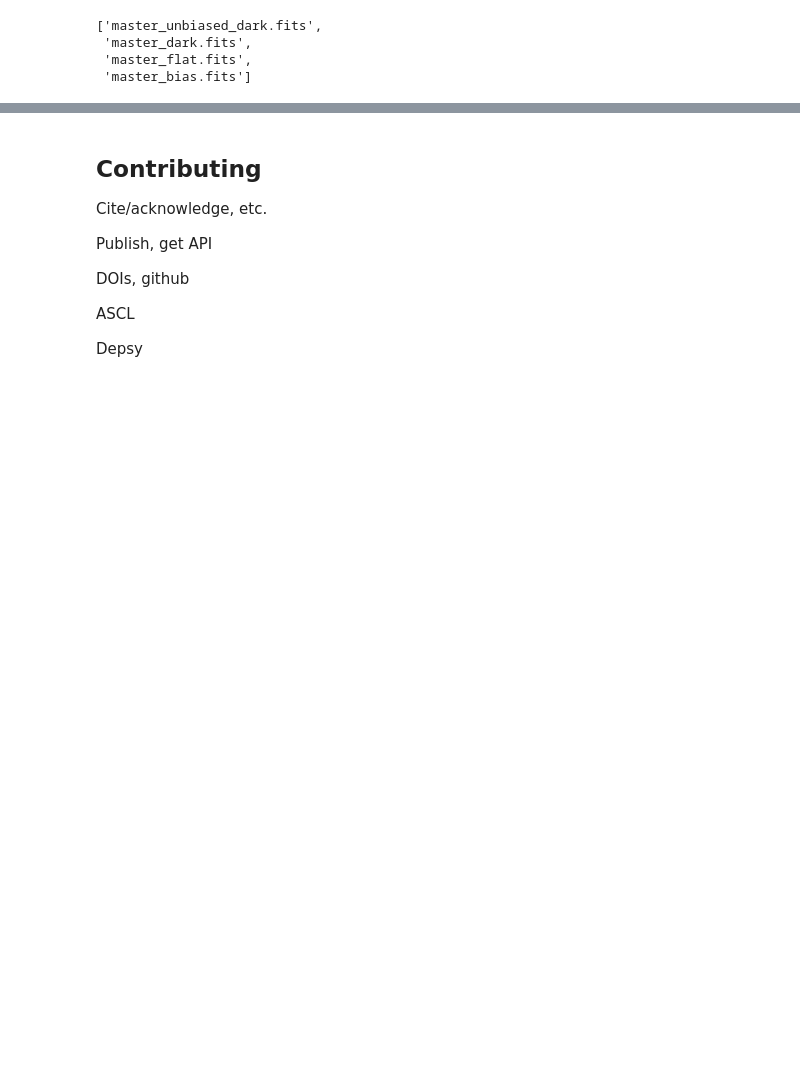
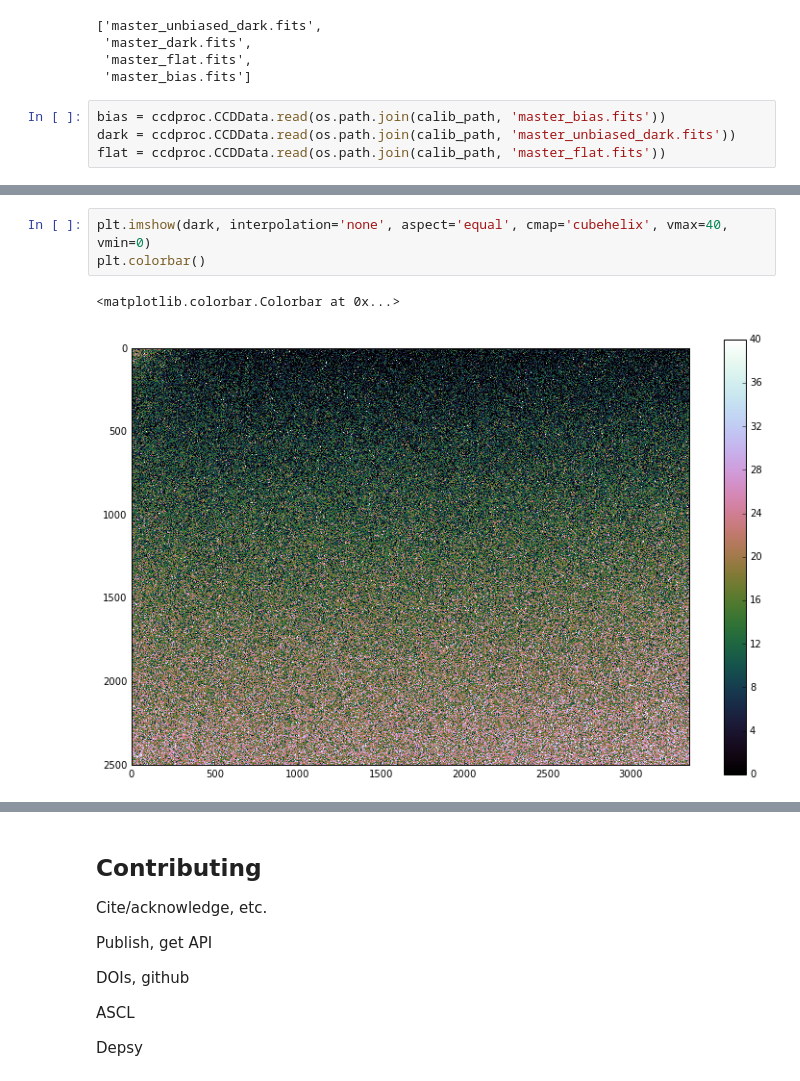
Before and after one commit to AnthonyHorton/python-and-astronomy, a Jupyter notebook: Python and Astronomy.ipynb, the cells around one changed output, grey strips where cells are left out. Drawn from its saved outputs; the diff is of its cells as text; blank space fills up the shorter version.

```diff
--- a/Python and Astronomy.ipynb
+++ b/Python and Astronomy.ipynb
@@ -354,3 +357,7 @@ os.listdir(calib_path)
  'master_dark.fits',
  'master_flat.fits',
  'master_bias.fits']
+# %%
+bias = ccdproc.CCDData.read(os.path.join(calib_path, 'master_bias.fits'))
+dark = ccdproc.CCDData.read(os.path.join(calib_path, 'master_unbiased_dark.fits'))
+flat = ccdproc.CCDData.read(os.path.join(calib_path, 'master_flat.fits'))
@@ -356,0 +370,6 @@ os.listdir(calib_path)
+# %%
+plt.imshow(dark, interpolation='none', aspect='equal', cmap='cubehelix', vmax=40, vmin=0)
+plt.colorbar()
+# %% [output]
+<matplotlib.colorbar.Colorbar at 0x...>
+[figure, added]
```
Also changed, not shown: parts of 14 cells of this notebook, 1 other file.
